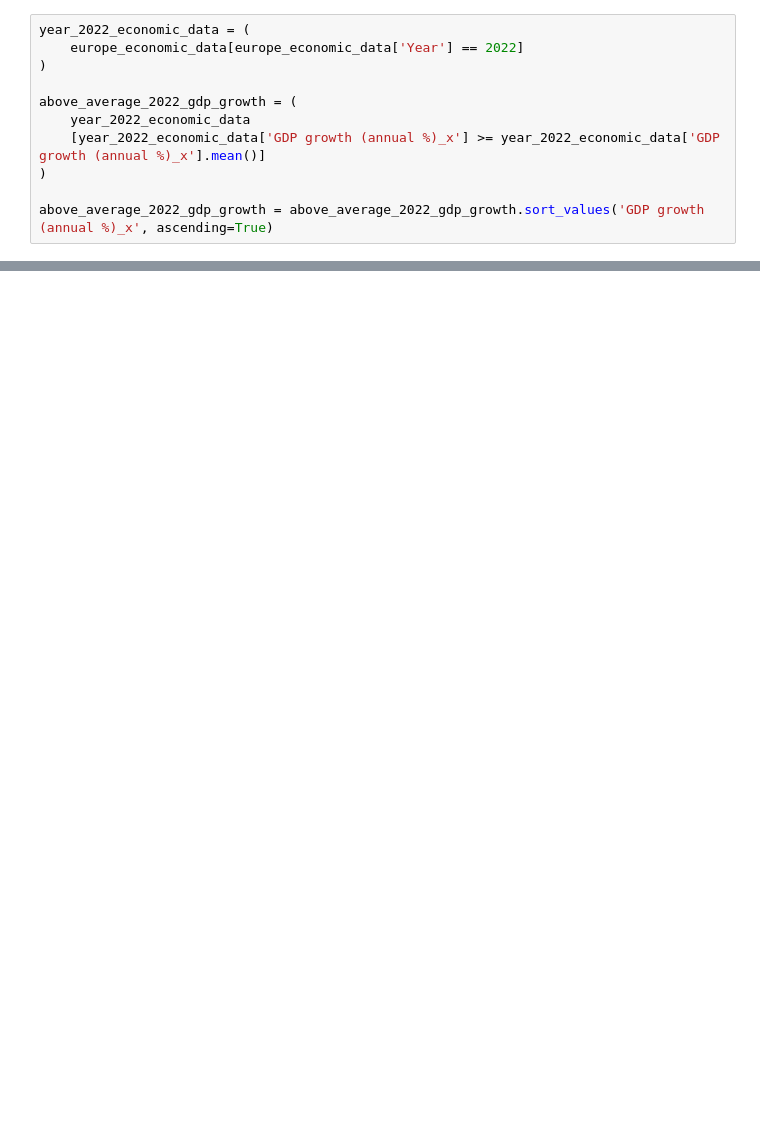
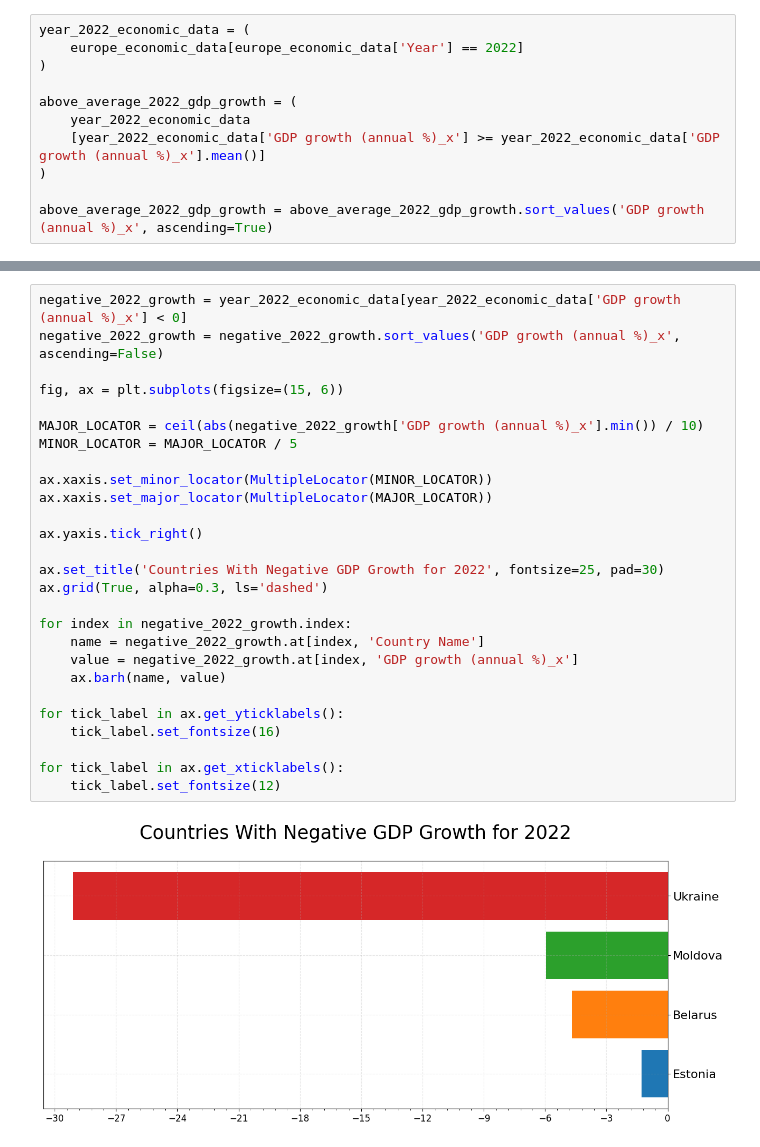
Before and after one commit to Dan-Mihaylov/Economic-Data-Analysis, a Jupyter notebook: world_economic_indicators.ipynb, the cells around one changed output, grey strips where cells are left out. Drawn from its saved outputs; the diff is of its cells as text; blank space fills up the shorter version.

```diff
--- a/world_economic_indicators.ipynb
+++ b/world_economic_indicators.ipynb
@@ -114,0 +187,29 @@ for tick_label in ax.get_yticklabels():
+# %%
+negative_2022_growth = year_2022_economic_data[year_2022_economic_data['GDP growth (annual %)_x'] < 0]
+negative_2022_growth = negative_2022_growth.sort_values('GDP growth (annual %)_x', ascending=False)
+
+fig, ax = plt.subplots(figsize=(15, 6))
+
+MAJOR_LOCATOR = ceil(abs(negative_2022_growth['GDP growth (annual %)_x'].min()) / 10)
+MINOR_LOCATOR = MAJOR_LOCATOR / 5
+
+ax.xaxis.set_minor_locator(MultipleLocator(MINOR_LOCATOR))
+ax.xaxis.set_major_locator(MultipleLocator(MAJOR_LOCATOR))
+
+ax.yaxis.tick_right()
+
+ax.set_title('Countries With Negative GDP Growth for 2022', fontsize=25, pad=30)
+ax.grid(True, alpha=0.3, ls='dashed')
+
+for index in negative_2022_growth.index:
+    name = negative_2022_growth.at[index, 'Country Name']
+    value = negative_2022_growth.at[index, 'GDP growth (annual %)_x']
+    ax.barh(name, value)
+
+for tick_label in ax.get_yticklabels():
+    tick_label.set_fontsize(16)
+
+for tick_label in ax.get_xticklabels():
+    tick_label.set_fontsize(12)
+# %% [output]
+[figure, added]
```
Also changed, not shown: parts of 10 cells of this notebook.
